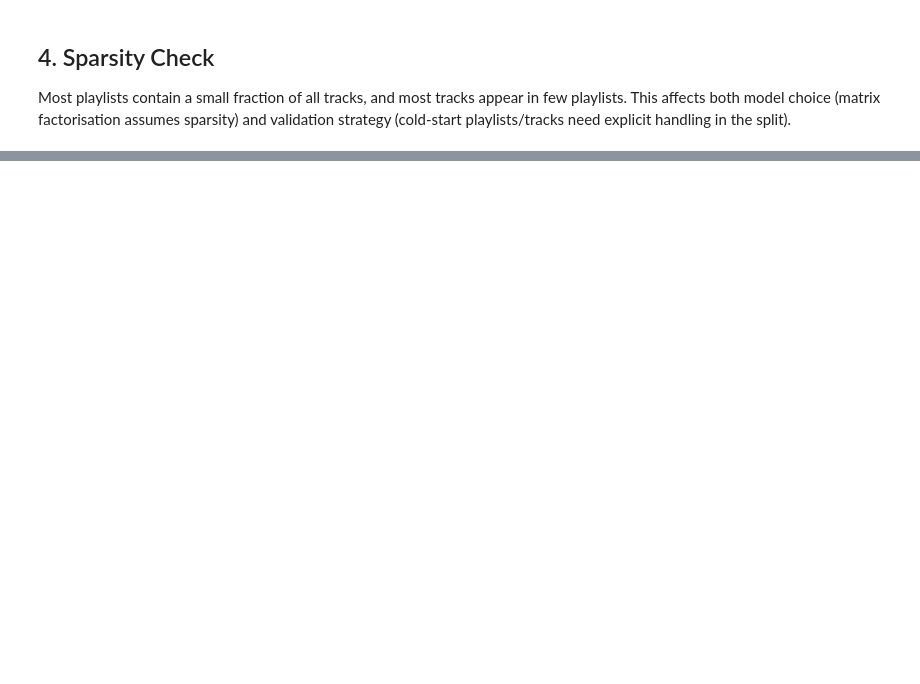
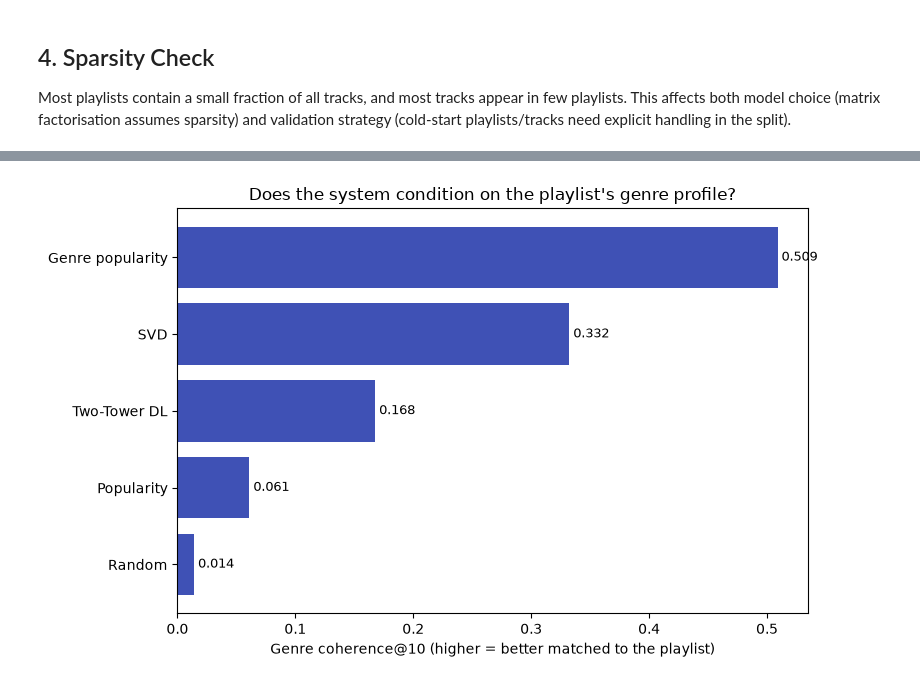
Before and after one commit to julesrif/ML-Music-Recommender-System, a Jupyter notebook: main.ipynb, the cells around one changed output, grey strips where cells are left out. Saved outputs shown, nothing was run; the diff lists cells and outputs as text; code cells hidden in the pictures; blank space fills up the shorter version.

```diff
--- a/main.ipynb
+++ b/main.ipynb
@@ -893,0 +1433,83 @@ plt.show()
+# %%
+COHERENCE_USERS = 2000
+COH_CHUNK = 200
+TOP_K = 10
+
+coh_users = rng.choice(
+    eval_users, size=min(COHERENCE_USERS, len(eval_users)), replace=False
+)
+known_by_user = train_df.groupby("user_idx")["item_idx"].apply(set).to_dict()
+
+
+def catalogue_scores(name, users):
+    if name == "Popularity":
+        return np.tile(item_pop, (len(users), 1))
+    if name == "Genre popularity":
+        return (profiles[users] @ G.T) * item_pop
+    if name == "SVD":
+        return svd_user_np[users] @ svd_item_np.T
+    if name == "Two-Tower DL":
+        return dl_user_np[users] @ dl_item_np.T
+    return rng.random((len(users), num_items), dtype=np.float32)
+
+
+coherence = {}
+top_items_by_system = {}
+
+for name in systems + ["Random"]:
+    per_user, kept_top = [], []
+    for start in range(0, len(coh_users), COH_CHUNK):
+        users = coh_users[start : start + COH_CHUNK]
+        scores = catalogue_scores(name, users).astype(np.float32, copy=True)
+        for row, u in enumerate(users):
+            known = known_by_user.get(u)
+            if known:
+                scores[row, list(known)] = -np.inf
+
+        top = np.argpartition(-scores, TOP_K, axis=1)[:, :TOP_K]
+        # Genre mass of the playlist that each recommended track covers.
+        per_user.append(np.einsum("ij,ikj->ik", profiles[users], G[top]).mean(axis=1))
+        kept_top.append(top)
+
+    coherence[name] = float(np.concatenate(per_user).mean())
+    top_items_by_system[name] = np.vstack(kept_top)
+
+print(f"Genre coherence@{TOP_K} over {len(coh_users):,} playlists")
+print("(share of the playlist's genre profile covered by an average recommendation)\n")
+for name, value in sorted(coherence.items(), key=lambda kv: -kv[1]):
+    print(f"  {name:<18} {value:.4f}")
+
+fig, ax = plt.subplots(figsize=(8, 5))
+names_sorted = sorted(coherence, key=coherence.get)
+ax.barh(names_sorted, [coherence[n] for n in names_sorted], color="#3F51B5")
+for i, n in enumerate(names_sorted):
+    ax.text(coherence[n], i, f" {coherence[n]:.3f}", va="center", fontsize=9)
+ax.set_xlabel(f"Genre coherence@{TOP_K} (higher = better matched to the playlist)")
+ax.set_title("Does the system condition on the playlist's genre profile?")
+plt.tight_layout()
+plt.show()
+
+# --- Qualitative example: the playlist with the most concentrated genre profile ---
+name_by_item = (
+    df_engineered_2.drop_duplicates("track_id")
+    .set_index("track_id")["track_name"]
+    .reindex(tracks_by_idx)
+    .to_numpy()
+)
+inv_genre = {j: g for g, j in genre_index.items()}
+
+focus = int(np.argmax(profiles[coh_users].max(axis=1)))
+u = coh_users[focus]
+top_genres = np.argsort(-profiles[u])[:3]
+
+print(f"\n--- Playlist {u}: dominant genres ---")
+for j in top_genres:
+    if profiles[u][j] > 0:
+        print(f"  {inv_genre[j]:<20} {profiles[u][j]:.2%} of the playlist")
+
+for name in ("Popularity", "Genre popularity", "Two-Tower DL"):
+    print(f"\n  Top 5 by {name}:")
+    for item in top_items_by_system[name][focus][:5]:
+        item_genres = [inv_genre[j] for j in np.flatnonzero(G[item])][:3]
+        print(f"    {str(name_by_item[item])[:44]:<46} {', '.join(item_genres)}")
+# %% [output]
@@ -893,0 +1524 @@ plt.show()
+[figure, added]
```
Also changed, not shown: parts of 51 cells of this notebook, 11 other files.
